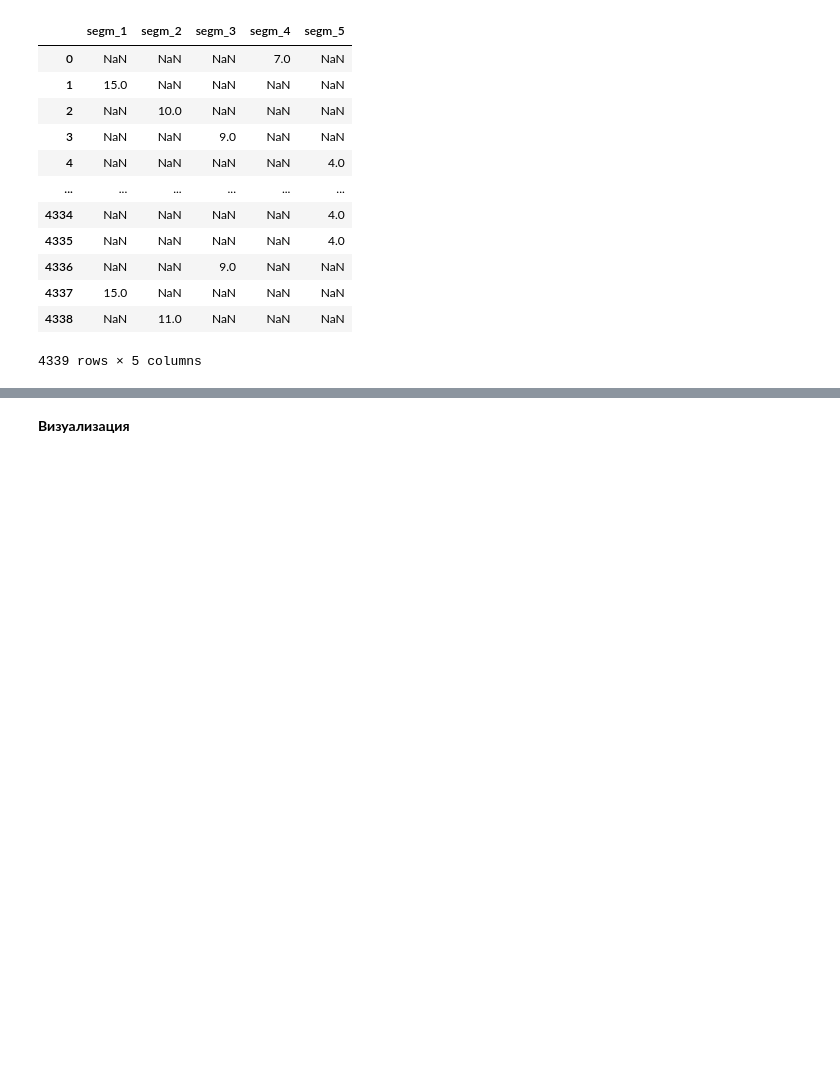
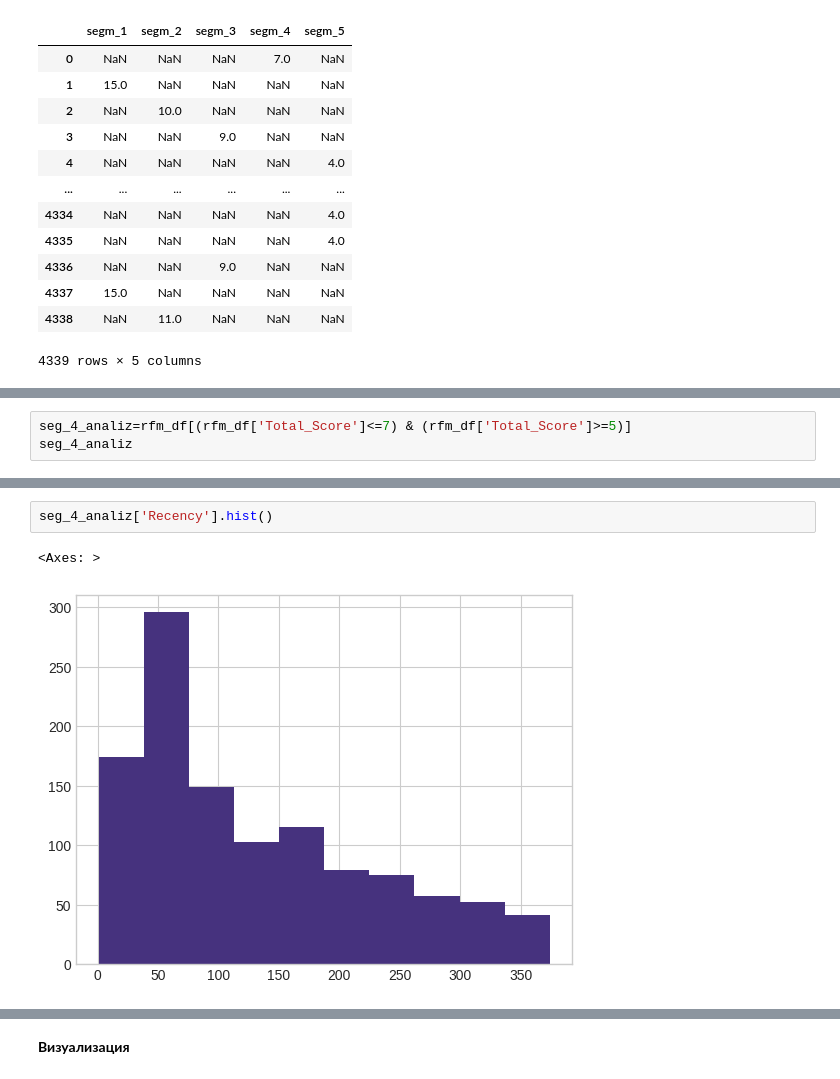
Before and after one commit to viktory-41/rosnich_kompany_velikobrit, a Jupyter notebook: onl_rozn_velicobr.ipynb, the cells around one changed output, grey strips where cells are left out. Saved outputs shown, nothing was run; the diff lists cells and outputs as text; blank space fills up the shorter version.

```diff
--- a/onl_rozn_velicobr.ipynb
+++ b/onl_rozn_velicobr.ipynb
@@ -570,0 +598,3 @@ segment
+# %%
+seg_4_analiz=rfm_df[(rfm_df['Total_Score']<=7) & (rfm_df['Total_Score']>=5)]
+seg_4_analiz
@@ -570,0 +625,5 @@ segment
+# %%
+seg_4_analiz['Recency'].hist()
+# %% [output]
+<Axes: >
+[figure, added]
```
Also changed, not shown: parts of 36 cells of this notebook.
